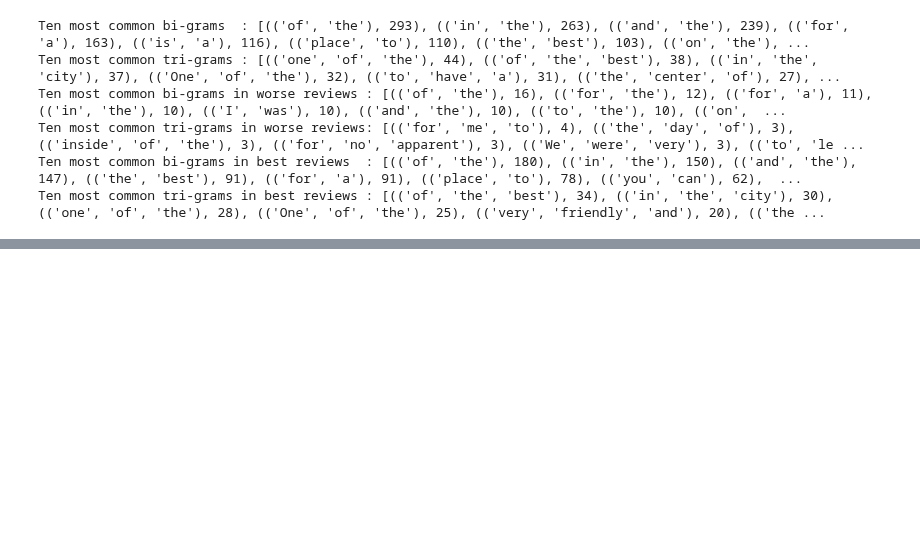
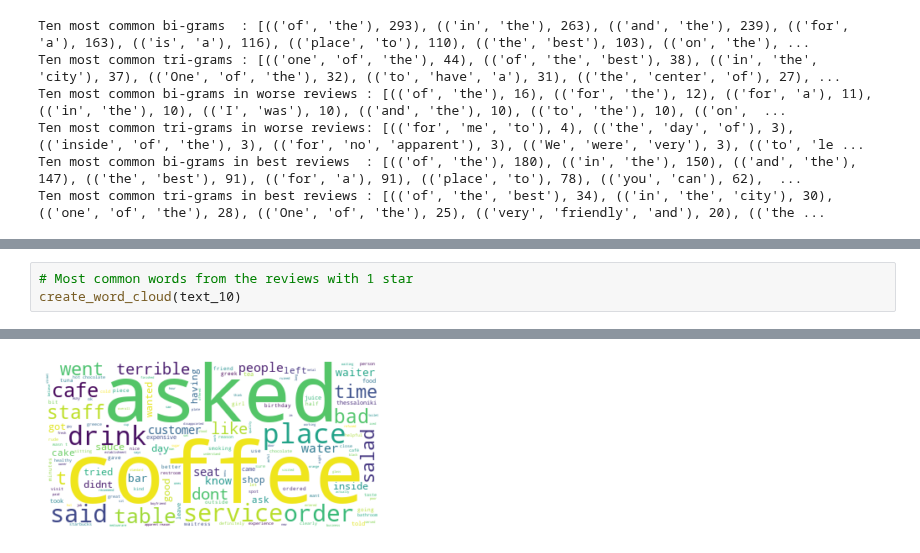
Before and after one commit to MnAppsNet/Web-Scraping-Tutorial, a Jupyter notebook: Basic_Visualizations.ipynb, the cells around one changed output, grey strips where cells are left out. Saved outputs shown, nothing was run; the diff lists cells and outputs as text; blank space fills up the shorter version.

```diff
--- a/Basic_Visualizations.ipynb
+++ b/Basic_Visualizations.ipynb
@@ -297,0 +323,4 @@ TypeError: unhashable type: 'list'
+# %%
+# Most common words from the reviews with 1 star
+create_word_cloud(text_10)
+# %% [output]
@@ -297,0 +329 @@ TypeError: unhashable type: 'list'
+[figure, added]
```
Also changed, not shown: parts of 6 cells of this notebook.
